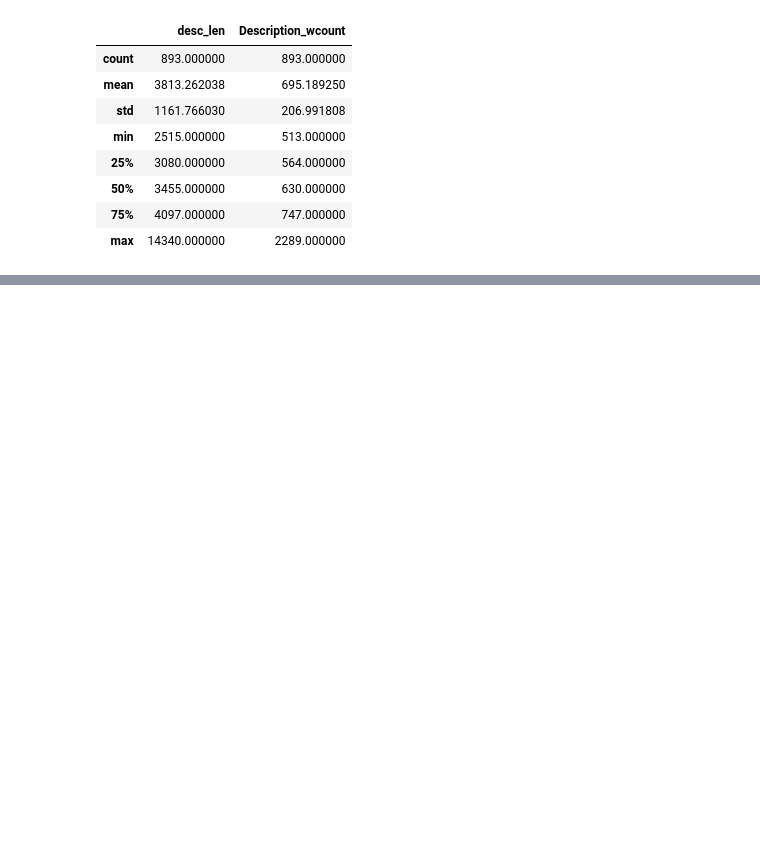
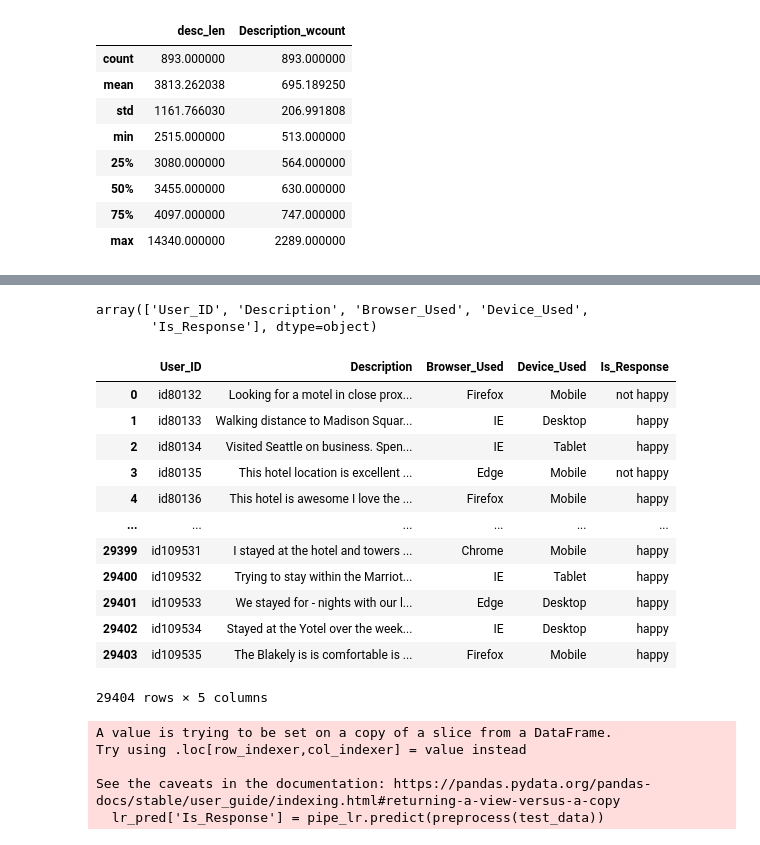
Before and after one commit to Ashz11/hotel_review_bert_finetune, a Jupyter notebook: src/hotel_review_bert_finetune.ipynb, the cells around one changed output, grey strips where cells are left out. Cells and saved outputs as stored; diff of their text form; code cells hidden in the pictures; blank space fills up the shorter version.

```diff
--- a/src/hotel_review_bert_finetune.ipynb
+++ b/src/hotel_review_bert_finetune.ipynb
@@ -237,0 +322,21 @@ train_data['Description'].str.replace('\n', ' ')
+# %%
+pipe_lr.feature_names_in_
+# %% [output]
+array(['User_ID', 'Description', 'Browser_Used', 'Device_Used',
+       'Is_Response'], dtype=object)
+# %%
+test_data
+# %% [output]
+|  | User_ID | Description | Browser_Used | Device_Used | Is_Response |
+| 0 | id80132 | Looking for a motel in close prox... | Firefox | Mobile | not happy |
+| 1 | id80133 | Walking distance to Madison Squar... | IE | Desktop | happy |
+| 2 | id80134 | Visited Seattle on business. Spen... | IE | Tablet | happy |
+| 3 | id80135 | This hotel location is excellent ... | Edge | Mobile | not happy |
+| 4 | id80136 | This hotel is awesome I love the ... | Firefox | Mobile | happy |
+| ... | ... | ... | ... | ... | ... |
+| 29399 | id109531 | I stayed at the hotel and towers ... | Chrome | Mobile | happy |
+| 29400 | id109532 | Trying to stay within the Marriot... | IE | Tablet | happy |
+| 29401 | id109533 | We stayed for - nights with our l... | Edge | Desktop | happy |
+| 29402 | id109534 | Stayed at the Yotel over the week... | IE | Desktop | happy |
+| 29403 | id109535 | The Blakely is is comfortable is ... | Firefox | Mobile | happy |
+29404 rows × 5 columns
@@ -237,0 +345,8 @@ train_data['Description'].str.replace('\n', ' ')
+# %%
+lr_pred['Is_Response'] = pipe_lr.predict(preprocess(test_data))
+# %% [output]
+A value is trying to be set on a copy of a slice from a DataFrame.
+Try using .loc[row_indexer,col_indexer] = value instead
+
+See the caveats in the documentation: https://pandas.pydata.org/pandas-docs/stable/user_guide/indexing.html#returning-a-view-versus-a-copy
+  lr_pred['Is_Response'] = pipe_lr.predict(preprocess(test_data))
```
Also changed, not shown: parts of 24 cells of this notebook, 1 other file.
